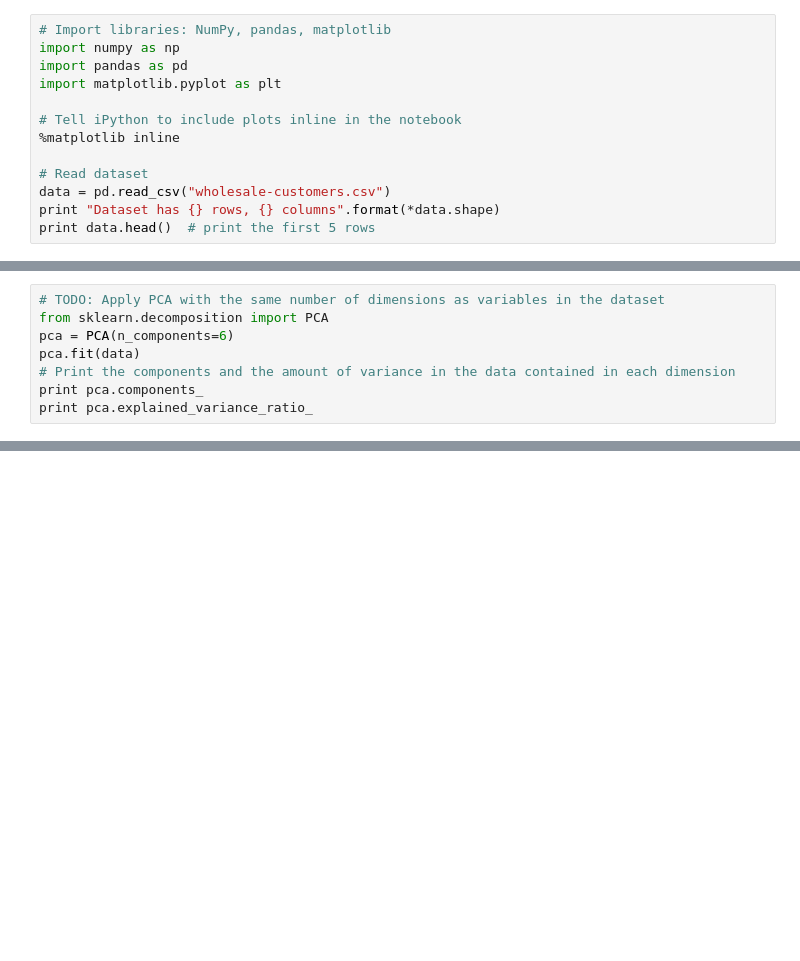
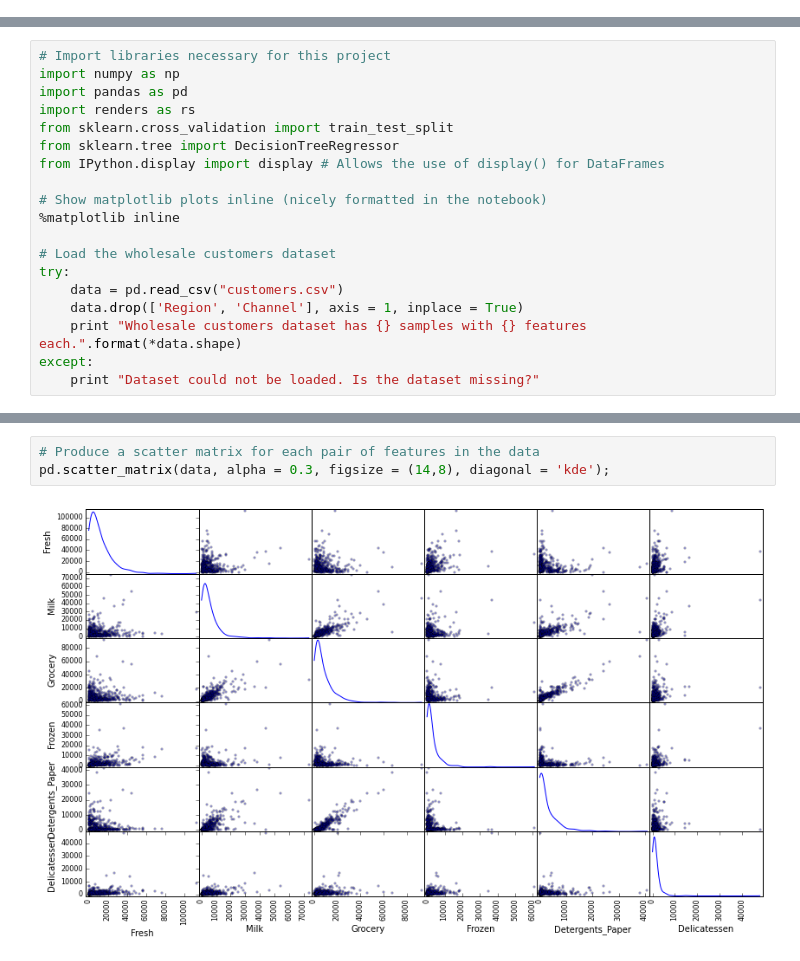
Before and after one commit to rajesh-iiith/Machine-Learning-Nanodegree, a Jupyter notebook: Project-3/customer_segments/customer_segments.ipynb, the cells around one changed output, grey strips where cells are left out. Cells and saved outputs as stored; diff of their text form; blank space fills up the shorter version.

Commit message:
New Version Of Project: Partially implemented

```diff
--- a/Project-3/customer_segments/customer_segments.ipynb
+++ b/Project-3/customer_segments/customer_segments.ipynb
@@ -11,13 +0,0 @@ Instructions:
-# %%
-# Import libraries: NumPy, pandas, matplotlib
-import numpy as np
-import pandas as pd
-import matplotlib.pyplot as plt
-
-# Tell iPython to include plots inline in the notebook
-%matplotlib inline
-
-# Read dataset
-data = pd.read_csv("wholesale-customers.csv")
-print "Dataset has {} rows, {} columns".format(*data.shape)
-print data.head()  # print the first 5 rows
@@ -40,8 +0,0 @@ Answer:
-# %%
-# TODO: Apply PCA with the same number of dimensions as variables in the dataset
-from sklearn.decomposition import PCA
-pca = PCA(n_components=6)
-pca.fit(data)
-# Print the components and the amount of variance in the data contained in each dimension
-print pca.components_
-print pca.explained_variance_ratio_
@@ -157,0 +19,19 @@ Answer:
+# %%
+# Import libraries necessary for this project
+import numpy as np
+import pandas as pd
+import renders as rs
+from sklearn.cross_validation import train_test_split
+from sklearn.tree import DecisionTreeRegressor
+from IPython.display import display # Allows the use of display() for DataFrames
+
+# Show matplotlib plots inline (nicely formatted in the notebook)
+%matplotlib inline
+
+# Load the wholesale customers dataset
+try:
+    data = pd.read_csv("customers.csv")
+    data.drop(['Region', 'Channel'], axis = 1, inplace = True)
+    print "Wholesale customers dataset has {} samples with {} features each.".format(*data.shape)
+except:
+    print "Dataset could not be loaded. Is the dataset missing?"
@@ -157,0 +118,5 @@ Answer:
+# %%
+# Produce a scatter matrix for each pair of features in the data
+pd.scatter_matrix(data, alpha = 0.3, figsize = (14,8), diagonal = 'kde');
+# %% [output]
+[figure, added]
```
Also changed, not shown: parts of 97 cells of this notebook, 5 other files.
